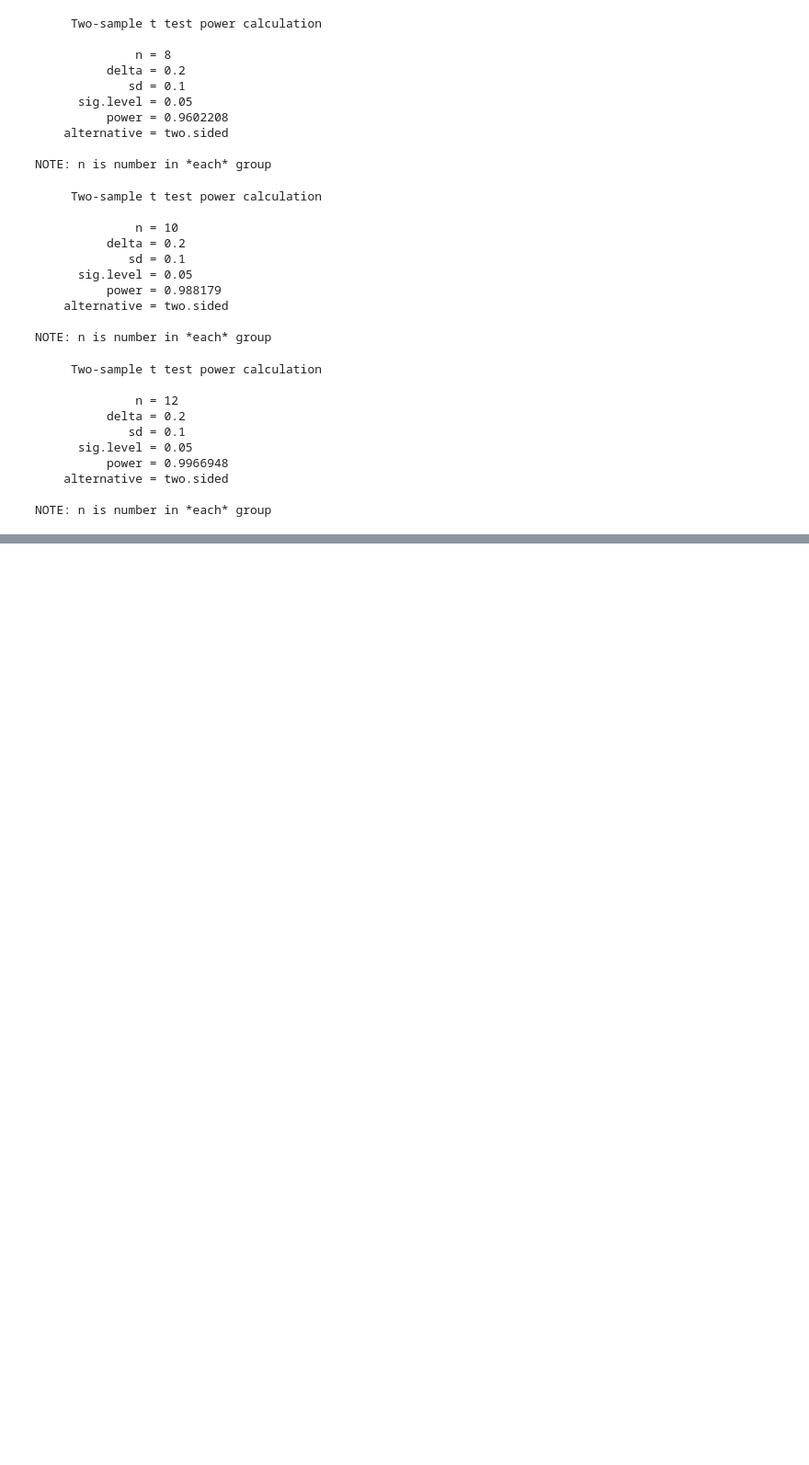
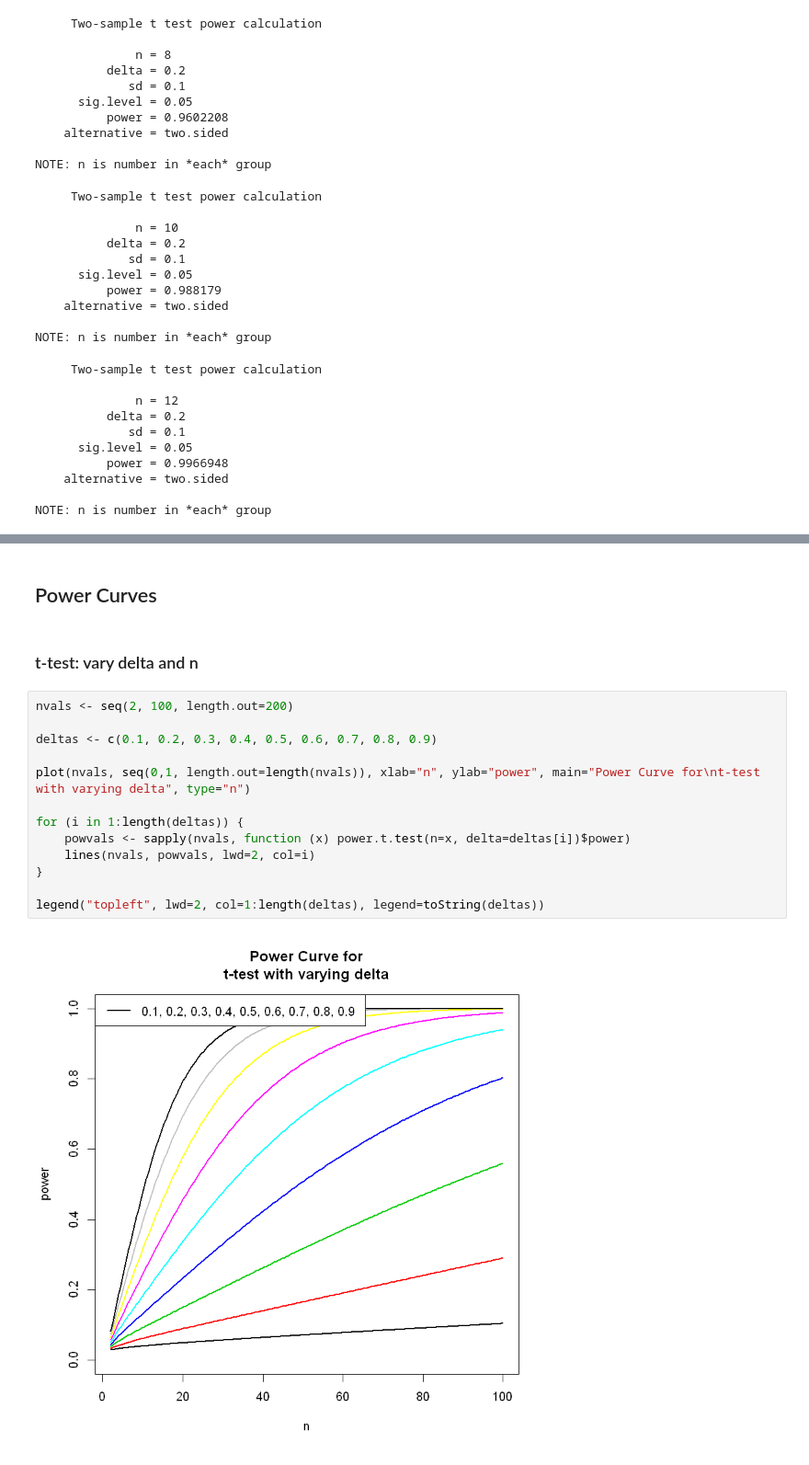
Before and after one commit to mafrasiabi/EPFL-Applied-Biostatistics, a Jupyter notebook: Power Analysis.ipynb, the cells around one changed output, grey strips where cells are left out. Shown at 92% size. Saved outputs shown, nothing was run; the diff lists cells and outputs as text; blank space fills up the shorter version.

Commit message:
updated power analysis:

```diff
--- a/Power Analysis.ipynb
+++ b/Power Analysis.ipynb
@@ -68,0 +237,19 @@ NOTE: n is number in *each* group
+# %% [markdown]
+## Power Curves
+# %% [markdown]
+### t-test: vary delta and n
+# %%
+nvals <- seq(2, 100, length.out=200)
+
+deltas <- c(0.1, 0.2, 0.3, 0.4, 0.5, 0.6, 0.7, 0.8, 0.9)
+
+plot(nvals, seq(0,1, length.out=length(nvals)), xlab="n", ylab="power", main="Power Curve for\nt-test with varying delta", type="n")
+
+for (i in 1:length(deltas)) {
+    powvals <- sapply(nvals, function (x) power.t.test(n=x, delta=deltas[i])$power)
+    lines(nvals, powvals, lwd=2, col=i)
+}
+
+legend("topleft", lwd=2, col=1:length(deltas), legend=toString(deltas))
+# %% [output]
+[figure, added]
```
Also changed, not shown: parts of 20 cells of this notebook.
